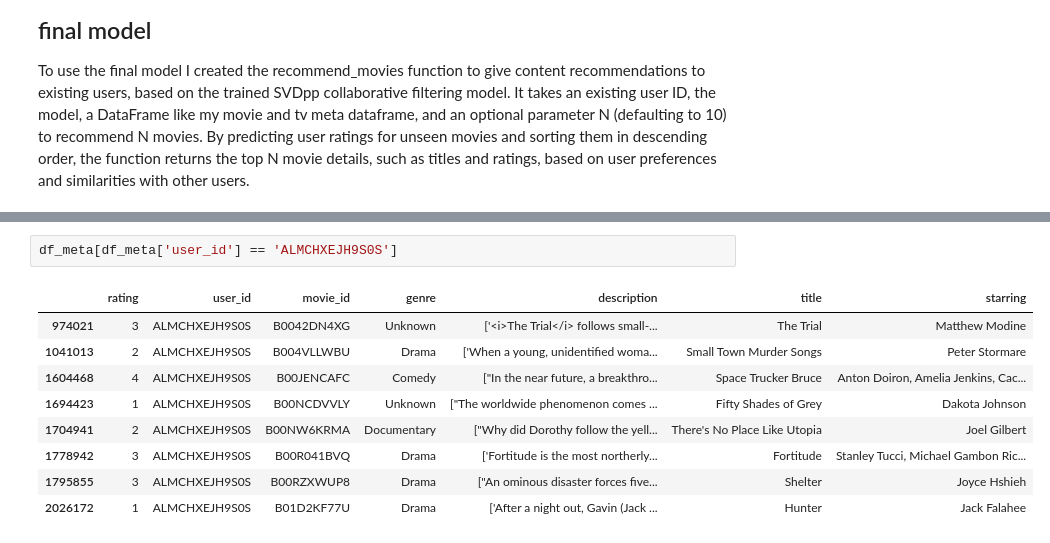
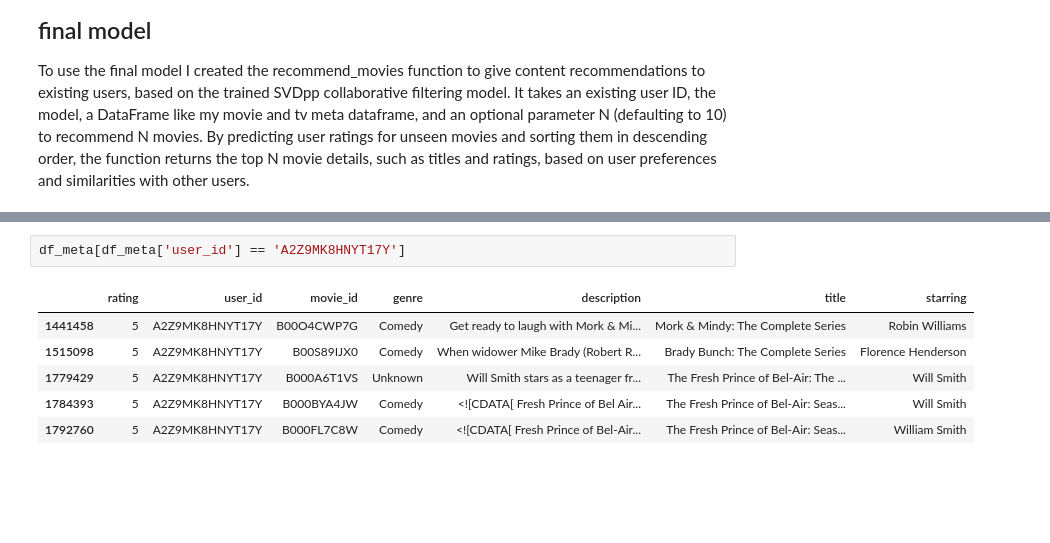
Before and after one commit to ImMaxRoss/film_finder, a Jupyter notebook: collaborative_filtering.ipynb, the cells around one changed output, grey strips where cells are left out. Saved outputs shown, nothing was run; the diff lists cells and outputs as text; blank space fills up the shorter version.

```diff
--- a/collaborative_filtering.ipynb
+++ b/collaborative_filtering.ipynb
@@ -251,12 +332,9 @@ The user_id for this recommendations is ALMCHXEJH9S0S and they have reviewed 8 d
 # %%
-df_meta[df_meta['user_id'] == 'ALMCHXEJH9S0S']
+df_meta[df_meta['user_id'] == 'A2Z9MK8HNYT17Y']
 # %% [output]
 |  | rating | user_id | movie_id | genre | description | title | starring |
-| 974021 | 3 | ALMCHXEJH9S0S | B0042DN4XG | Unknown | ['<i>The Trial</i> follows small-... | The Trial | Matthew Modine |
-| 1041013 | 2 | ALMCHXEJH9S0S | B004VLLWBU | Drama | ['When a young, unidentified woma... | Small Town Murder Songs | Peter Stormare |
-| 1604468 | 4 | ALMCHXEJH9S0S | B00JENCAFC | Comedy | ["In the near future, a breakthro... | Space Trucker Bruce | Anton Doiron, Amelia Jenkins, Cac... |
-| 1694423 | 1 | ALMCHXEJH9S0S | B00NCDVVLY | Unknown | ["The worldwide phenomenon comes ... | Fifty Shades of Grey | Dakota Johnson |
-| 1704941 | 2 | ALMCHXEJH9S0S | B00NW6KRMA | Documentary | ["Why did Dorothy follow the yell... | There's No Place Like Utopia | Joel Gilbert |
-| 1778942 | 3 | ALMCHXEJH9S0S | B00R041BVQ | Drama | ['Fortitude is the most northerly... | Fortitude | Stanley Tucci, Michael Gambon Ric... |
-| 1795855 | 3 | ALMCHXEJH9S0S | B00RZXWUP8 | Drama | ["An ominous disaster forces five... | Shelter | Joyce Hshieh |
-| 2026172 | 1 | ALMCHXEJH9S0S | B01D2KF77U | Drama | ['After a night out, Gavin (Jack ... | Hunter | Jack Falahee |
+| 1441458 | 5 | A2Z9MK8HNYT17Y | B00O4CWP7G | Comedy | Get ready to laugh with Mork & Mi... | Mork & Mindy: The Complete Series | Robin Williams |
+| 1515098 | 5 | A2Z9MK8HNYT17Y | B00S89IJX0 | Comedy | When widower Mike Brady (Robert R... | Brady Bunch: The Complete Series | Florence Henderson |
+| 1779429 | 5 | A2Z9MK8HNYT17Y | B000A6T1VS | Unknown | Will Smith stars as a teenager fr... | The Fresh Prince of Bel-Air: The ... | Will Smith |
+| 1784393 | 5 | A2Z9MK8HNYT17Y | B000BYA4JW | Comedy | <![CDATA[ Fresh Prince of Bel Air... | The Fresh Prince of Bel-Air: Seas... | Will Smith |
+| 1792760 | 5 | A2Z9MK8HNYT17Y | B000FL7C8W | Comedy | <![CDATA[ Fresh Prince of Bel-Air... | The Fresh Prince of Bel-Air: Seas... | William Smith |
```
Also changed, not shown: parts of 38 cells of this notebook, 6 other files.
